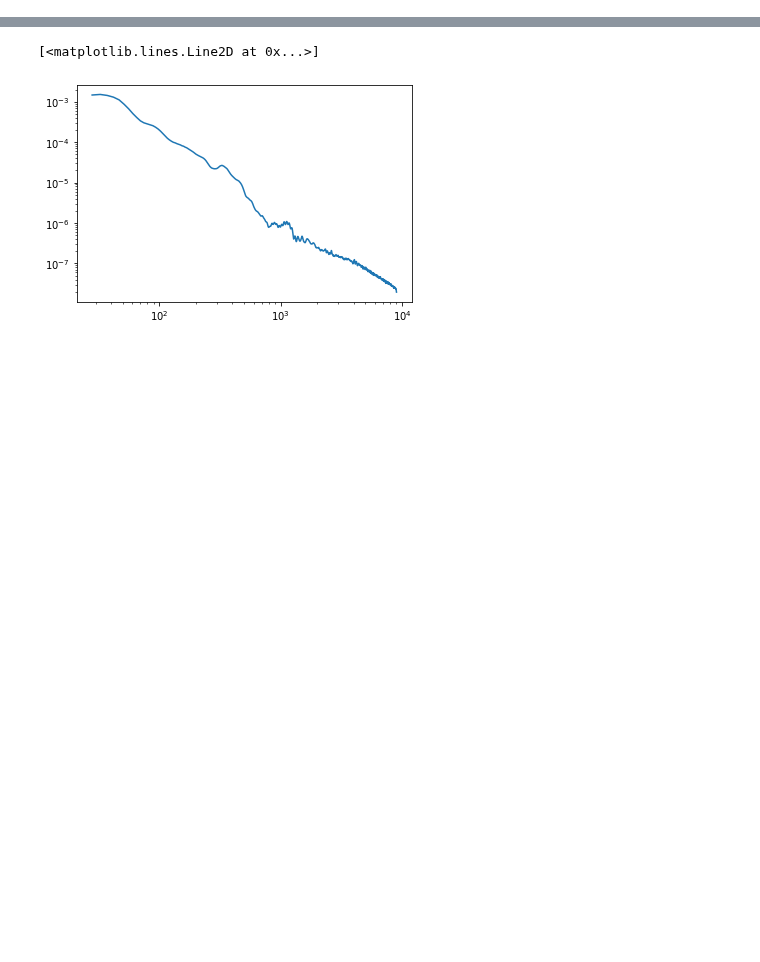
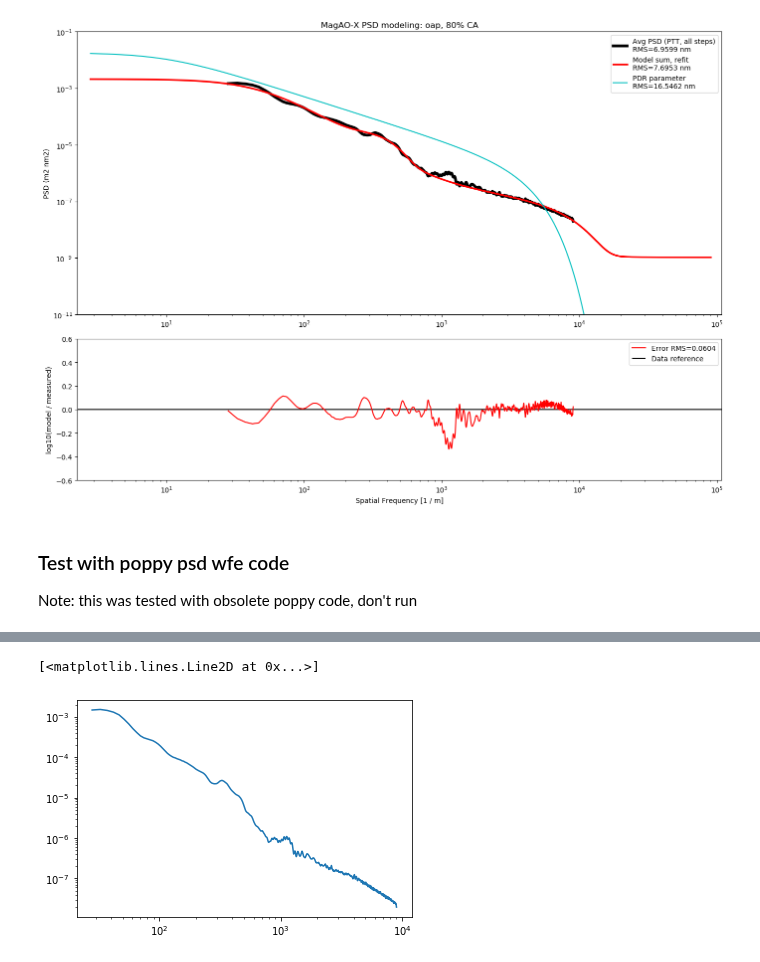
Before and after one commit to magao-x/magaox_poppy, a Jupyter notebook: PSD/PSDmodel_oap.ipynb, the cells around one changed output, grey strips where cells are left out. Saved outputs shown, nothing was run; the diff lists cells and outputs as text; code cells hidden in the pictures; blank space fills up the shorter version.

Commit message:
update to load oap radial psd fits file for faster checking

```diff
--- a/PSD/PSDmodel_oap.ipynb
+++ b/PSD/PSDmodel_oap.ipynb
@@ -22,0 +43,13 @@ display(HTML("<style>.container { width:100% !important; }</style>"))
+# %%
+# load the data
+avg_psd = psd_avg(fitsfilename='radial/psd_oap.fits')
+
+# set initial conditions
+opt_parms = {'ca' : 80, # of the 80% CA given
+             'ovs': 4096,
+             'diam_100CA': 0.050*u.m, # not really useful but okay
+             'surf_units': u.micron,
+             'ring_width': 5,
+             'kmid_ll': 100 * u.m,
+             'khigh_ll': 1000 * u.m,
+             'label': 'oap'}
@@ -22,0 +104,43 @@ display(HTML("<style>.container { width:100% !important; }</style>"))
+# %%
+# pdr parameters
+ap = 1.55
+bp = 0.637 * (u.nm**2)/(u.m**(ap-2))
+parm_pdr = [ap, bp, 0.1*u.m, 0.0003, 0*(u.nm*u.m)**2]
+psd_pdr = psd.model_full(k=mdl_set[0].k_range, psd_parm=parm_pdr)
+pdr_weight = [1.0]
+
+pdr_rms = psd.calc_model_rms(psd_parm=[parm_pdr], psd_weight=pdr_weight,
+                             side=ms_refit.side, delta_k=ms_refit.delta_k,
+                             k_tgt_lim=[ms_refit.k_min, ms_refit.k_max])
+
+k_radial = avg_psd.k_radial.value
+psd_radial = avg_psd.psd_radial_cal.value
+k_range_mdl = mdl_set[0].k_range.value
+
+plt.figure(figsize=[14,10],dpi=100)
+gs = gridspec.GridSpec(ncols=1, nrows=2, height_ratios=[4,2])
+ax0 = plt.subplot(gs[0])
+ax0.loglog(k_radial, psd_radial, 'k', linewidth=4, label='Avg PSD (PTT, all steps)\nRMS={0:.4f}'.format(avg_psd.rms_tot))
+ax0.loglog(k_range_mdl, ms_refit.psd_radial_sum.value, 'r', linewidth=2.5, label='Model sum, refit\nRMS={0:.4f}'.format(ms_refit.psd_rms_sum))
+ax0.loglog(k_range_mdl, psd_pdr.value, 'c', linewidth=1.5, label='PDR parameter\nRMS={0:.4f}'.format(pdr_rms))
+ax0.set_xlim(left=np.amin(k_range_mdl)*0.8, right=np.amax(k_range_mdl)*1.2)
+ax0.set_ylim(top=1e-1, bottom=1e-11)
+ax0.set_ylabel('PSD ({0})'.format(ms_refit.psd_radial_sum.unit))
+ax0.legend(prop={'size':10})#,loc='center left', bbox_to_anchor=(1, 0.5))
+ax0.set_title('MagAO-X PSD modeling: {0}, {1}% CA'.format(opt_parms['label'],opt_parms['ca']))
+
+ax1 = plt.subplot(gs[1])
+ax1.hlines(y=0, xmin=np.amin(k_range_mdl)*0.8, xmax=np.amax(k_range_mdl)*1.2, color='k', label='Data reference')
+ax1.semilogx(k_radial, ms_refit.error, 'r', label='Error RMS={0:.4f}'.format(ms_refit.error_rms))
+ax1.legend(prop={'size':10})
+ax1.set_ylim(top=0.6, bottom=-0.6)
+ax1.set_xlim(left=np.amin(k_range_mdl)*0.8, right=np.amax(k_range_mdl)*1.2)
+ax1.set_ylabel('log10(model / measured)')
+ax1.set_xlabel('Spatial Frequency [{0}]'.format(ms_refit.k_radial_data.unit))
+
+plt.tight_layout()
+# %% [output]
+[figure, added]
+# %% [markdown]
+### Test with poppy psd wfe code
+Note: this was tested with obsolete poppy code, don't run
```
Also changed, not shown: parts of 16 cells of this notebook.
